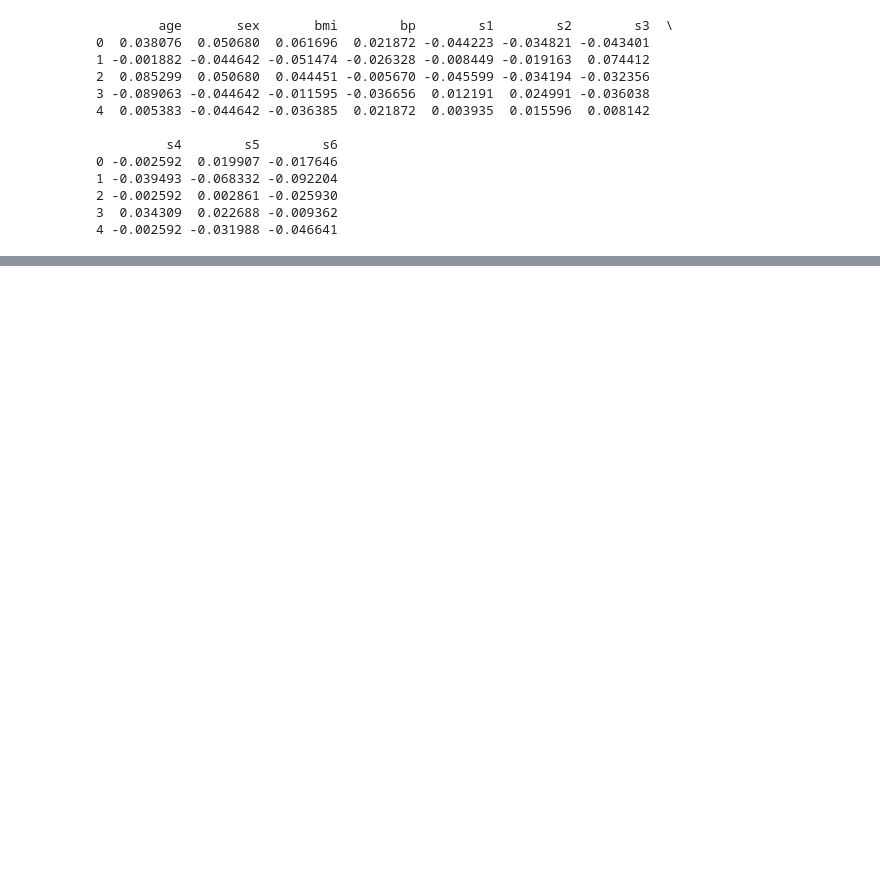
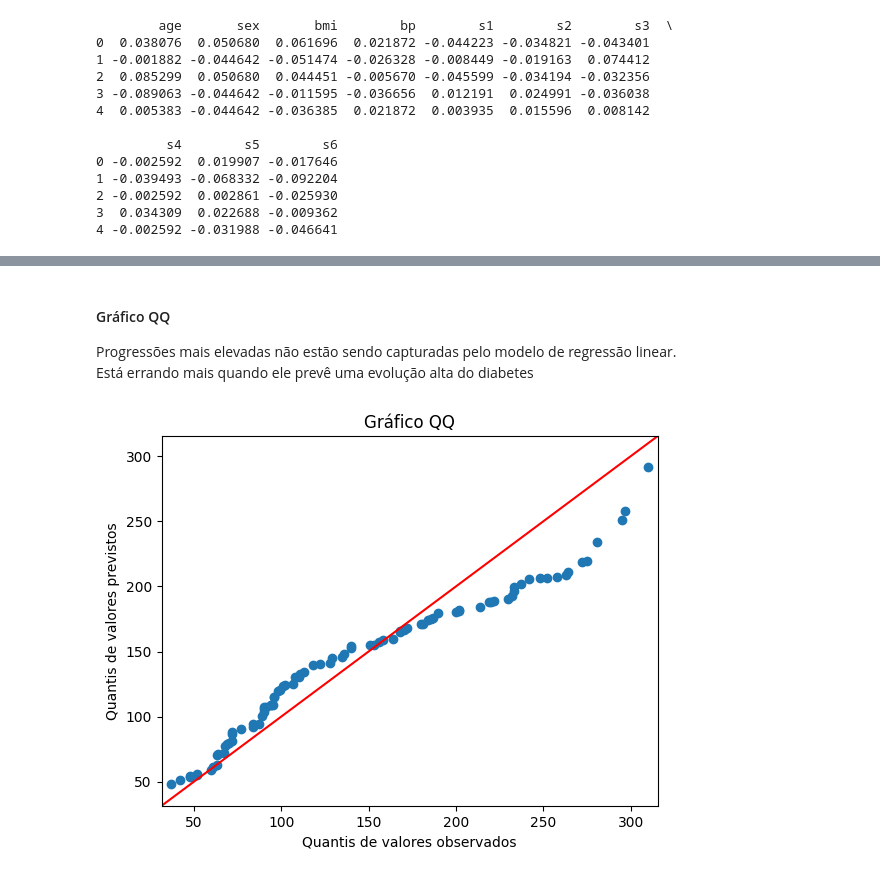
Before and after one commit to antonioanerao/jupyter-notebooks, a Jupyter notebook: ml_diabetes.ipynb, the cells around one changed output, grey strips where cells are left out. Saved outputs shown, nothing was run; the diff lists cells and outputs as text; code cells hidden in the pictures; blank space fills up the shorter version.

```diff
--- a/ml_diabetes.ipynb
+++ b/ml_diabetes.ipynb
@@ -75,0 +145,15 @@ regressor.fit(X_train, y_train).score(X_test, y_test)
+# %% [markdown]
+#### Gráfico QQ
+
+Progressões mais elevadas não estão sendo capturadas pelo modelo de regressão linear. <br>
+Está errando mais quando ele prevê uma evolução alta do diabetes
+# %%
+from statsmodels.graphics.gofplots import qqplot_2samples
+
+qqplot_2samples(y_test, y_pred, line = '45')
+plt.title("Gráfico QQ")
+plt.xlabel("Quantis de valores observados")
+plt.ylabel("Quantis de valores previstos")
+plt.show()
+# %% [output]
+[figure, added]
```
Also changed, not shown: parts of 17 cells of this notebook, 1 other file.
